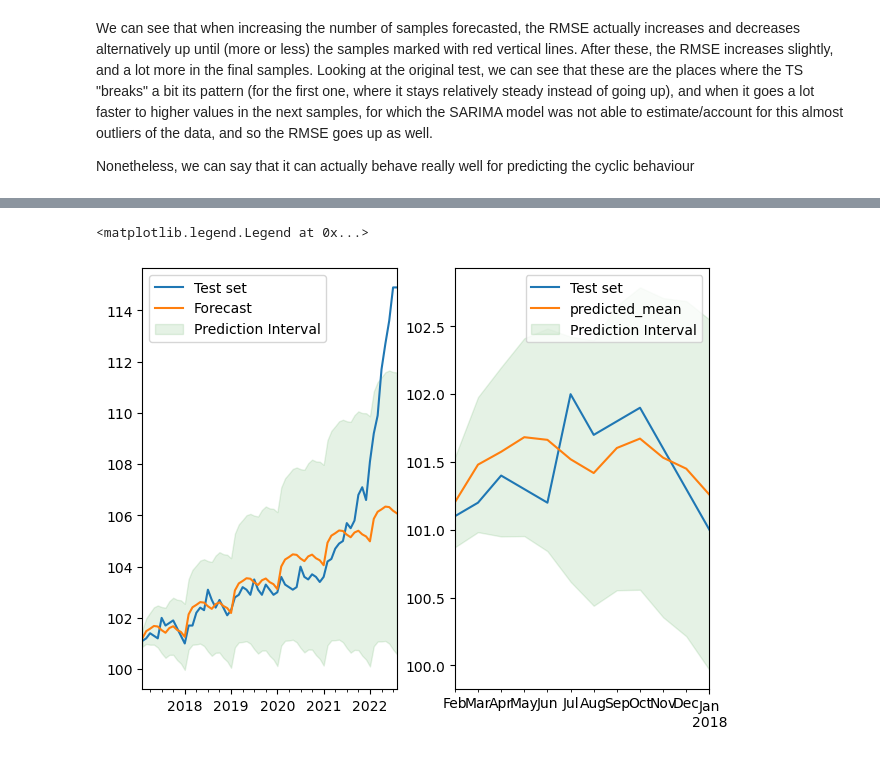
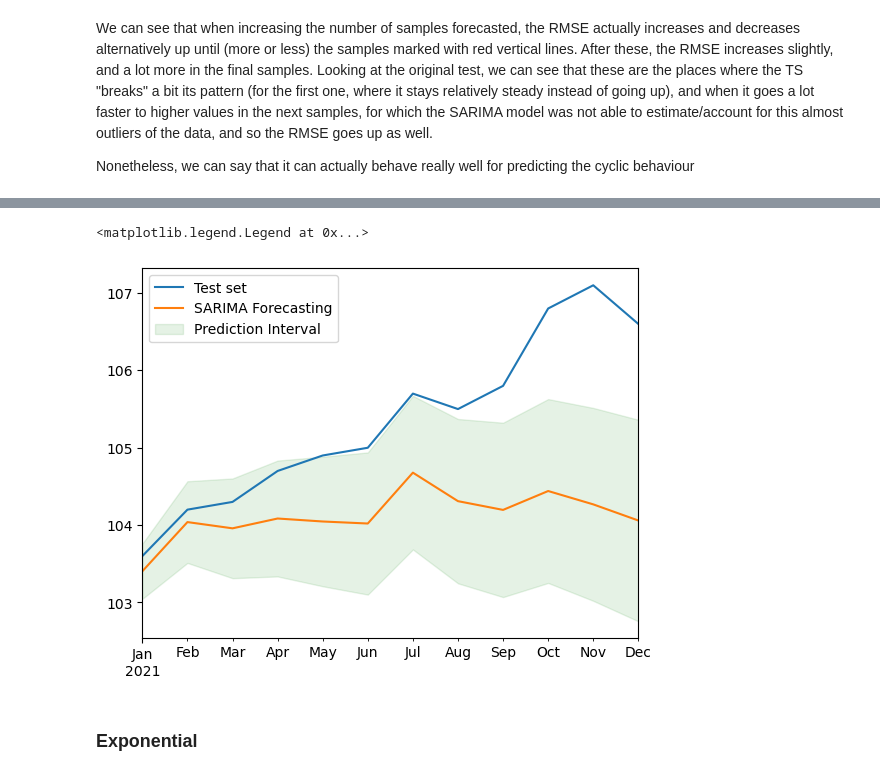
Before and after one commit to pncps99/astp2022, a Jupyter notebook: code.ipynb, the cells around one changed output, grey strips where cells are left out. Cells and saved outputs as stored; diff of their text form; code cells hidden in the pictures.

```diff
--- a/code.ipynb
+++ b/code.ipynb
@@ -54,12 +61,16 @@ Text(0.5, 0, 'Time (Year-Month)')
 The TS has a clear trend and seems to present a yearly seasonality
 # %% [markdown]
 ## TS splitting
+# %%
+def split_ts(ts, n=12):
+    return ts[:-n], ts[-n:]
 # %%
-ts_train = ts[:'2017-01']
-ts_test = ts['2017-02':]
+ts_train, ts_test = split_ts(ts[:-8])
 
 ts_train.name = "Train set"
 ts_test.name = "Test set"
+
+#with plt.style.context(['science','ieee']):
 
 fig = plt.figure()
 ax = ts_train.plot(legend=True)
@@ -67,7 +78,7 @@ ts_test.plot(ax=ax,legend=True)
 ax.set_ylabel('Consumer Price Index')
 ax.set_xlabel('Time (Year-Month)')
 
-#plt.savefig('figs/cpi.pdf')
+    #plt.savefig('figs/cpi.pdf')
 #plt.close()
 # %% [output]
 Text(0.5, 0, 'Time (Year-Month)')
@@ -737,5 +721,5 @@ So, according to the grid-search, the best model is actually $(1,1,0)$ x $(0,1,1
 # %%
-model=ARIMA(ts_train, order=(1,1,0), seasonal_order=(0,1,1,12))
+model=ARIMA(ts_train, order=(1,1,1), seasonal_order=(0,1,1,12))
 fitted = model.fit()
 predictions = fitted.fittedvalues
 residuals = fitted.resid[1:]
@@ -878,9 +974,9 @@ fig.tight_layout()
 
 axs[0].plot(np.linspace(0,ts_test.size,ts_test.size), rmse)
 
-axs[0].axvline(37, color='r', linestyle='--')
-axs[0].axvline(56, color='r', linestyle='--')
-axs[0].axvline(59, color='r', linestyle='--')
+#axs[0].axvline(37, color='r', linestyle='--')
+#axs[0].axvline(56, color='r', linestyle='--')
+#axs[0].axvline(59, color='r', linestyle='--')
 
 axs[0].set_ylabel('RMSE')
 axs[0].set_xlabel('Nr. of samples used for forecasting')
@@ -888,9 +984,10 @@ axs[0].set_xlabel('Nr. of samples used for forecasting')
 ts_test.plot(ax=axs[1], legend=True)
 
 forecast = fitted.forecast(ts_test.size)
+forecast.name = "SARIMA Forecasting"
 forecast.plot(ax=axs[1], legend=True)
 
-axs[1].axvline(ts_test.index[37], color='r', linestyle='--')
-axs[1].axvline(ts_test.index[56], color='r', linestyle='--')
-axs[1].axvline(ts_test.index[59], color='r', linestyle='--')
+#axs[1].axvline(ts_test.index[37], color='r', linestyle='--')
+#axs[1].axvline(ts_test.index[56], color='r', linestyle='--')
+#axs[1].axvline(ts_test.index[59], color='r', linestyle='--')
 # %% [output]
@@ -923,20 +1020,13 @@ Seasonal Validation RMSE=0.5203240883415468
 # %%
 alpha = 0.05
 pi_full = fitted.get_forecast(ts_test.size).conf_int(alpha)
-pi_12 = fitted.get_forecast(12).conf_int(alpha)
 
-fig, axs = plt.subplots(1,2)
-fig.tight_layout()
-
-ts_test.plot(ax=axs[0],legend=True)
-forecast.plot(ax=axs[0],legend=True)
-axs[0].fill_between(pi_full.index,pi_full.iloc[:,0],pi_full.iloc[:,1],color='g',alpha=.1, label='Prediction Interval')
-axs[0].legend()
-
-ts_test[:12].plot(ax=axs[1],legend=True)
-forecast_cycle.plot(ax=axs[1], legend=True)
-axs[1].fill_between(pi_12.index,pi_12.iloc[:,0],pi_12.iloc[:,1],color='g',alpha=.1, label='Prediction Interval')
-axs[1].legend()
+ax = ts_test.plot(legend=True)
+forecast.plot(ax=ax,legend=True)
+plt.fill_between(pi_full.index,pi_full.iloc[:,0],pi_full.iloc[:,1],color='g',alpha=.1, label='Prediction Interval')
+plt.legend()
 # %% [output]
 <matplotlib.legend.Legend at 0x...>
-[figure, old version]
+[figure, new version]
+# %% [markdown]
+### Exponential
```
Also changed, not shown: parts of 53 cells of this notebook, 15 other files.
